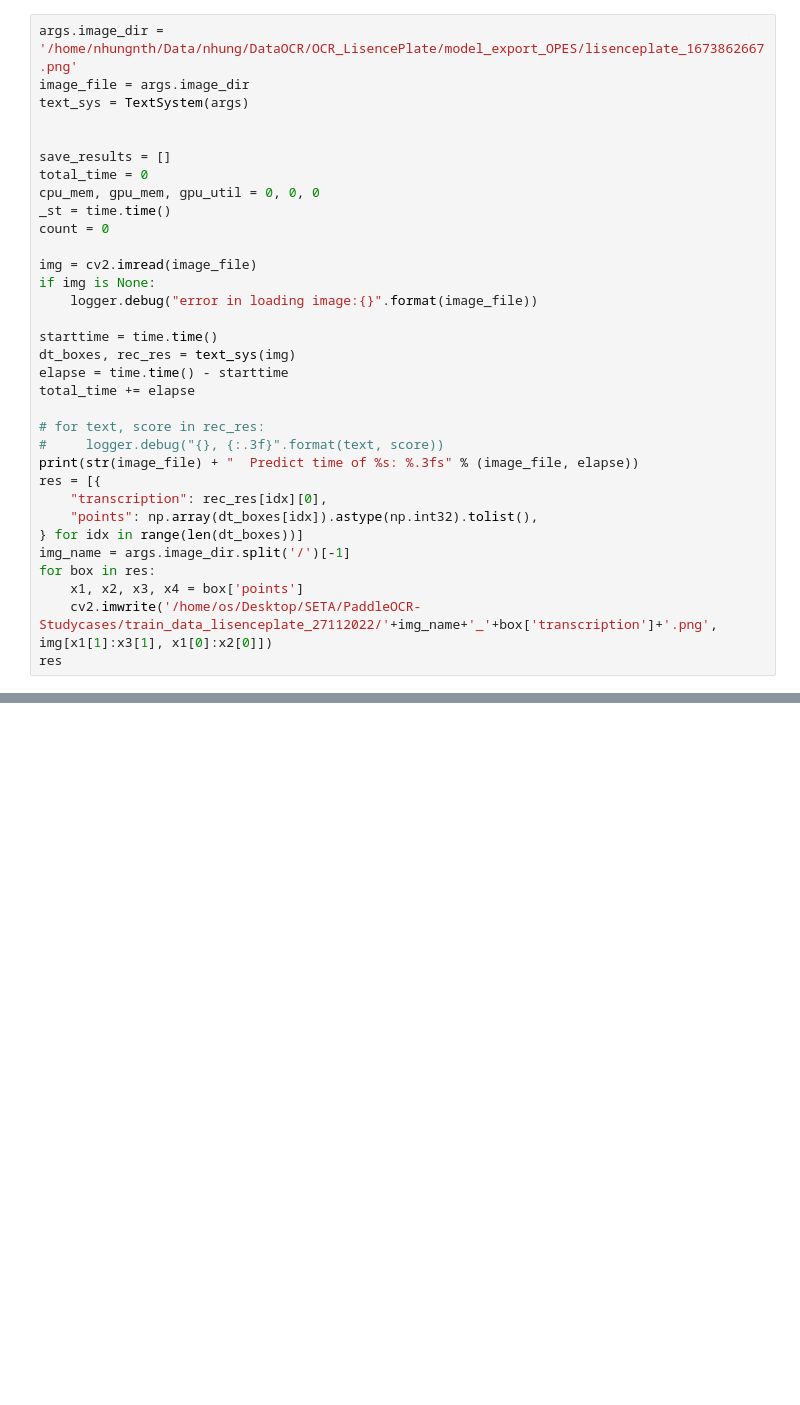
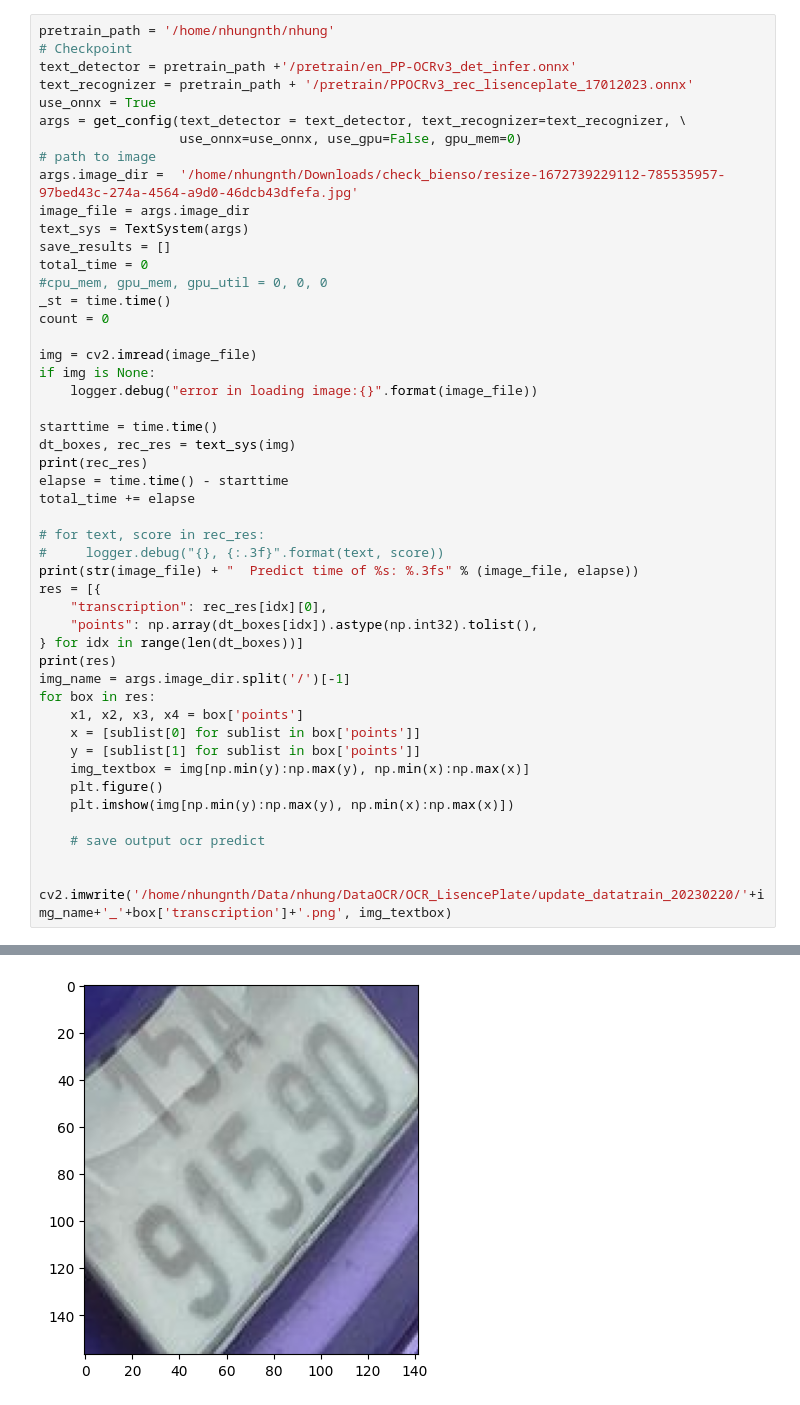
Before and after one commit to nhungnguyen-seta/PaddleOCR-Studycases, a Jupyter notebook: inference_lisenceplate_onnx.ipynb, the cells around one changed output, grey strips where cells are left out. Cells and saved outputs as stored; diff of their text form; blank space fills up the shorter version.

```diff
--- a/inference_lisenceplate_onnx.ipynb
+++ b/inference_lisenceplate_onnx.ipynb
@@ -123,12 +78,18 @@ Error:
 # %%
-args.image_dir = '/home/nhungnth/Data/nhung/DataOCR/OCR_LisencePlate/model_export_OPES/lisenceplate_1673862667.png'
+pretrain_path = '/home/nhungnth/nhung'
+# Checkpoint
+text_detector = pretrain_path +'/pretrain/en_PP-OCRv3_det_infer.onnx'
+text_recognizer = pretrain_path + '/pretrain/PPOCRv3_rec_lisenceplate_17012023.onnx'
+use_onnx = True
+args = get_config(text_detector = text_detector, text_recognizer=text_recognizer, \
+                  use_onnx=use_onnx, use_gpu=False, gpu_mem=0)
+# path to image
+args.image_dir =  '/home/nhungnth/Downloads/check_bienso/resize-1672739229112-785535957-97bed43c-274a-4564-a9d0-46dcb43dfefa.jpg'
 image_file = args.image_dir
 text_sys = TextSystem(args)
-
-
 save_results = []
 total_time = 0
-cpu_mem, gpu_mem, gpu_util = 0, 0, 0
+#cpu_mem, gpu_mem, gpu_util = 0, 0, 0
 _st = time.time()
 count = 0
 
@@ -138,6 +99,7 @@ if img is None:
 
 starttime = time.time()
 dt_boxes, rec_res = text_sys(img)
+print(rec_res)
 elapse = time.time() - starttime
 total_time += elapse
 
@@ -148,9 +110,17 @@ res = [{
     "transcription": rec_res[idx][0],
     "points": np.array(dt_boxes[idx]).astype(np.int32).tolist(),
 } for idx in range(len(dt_boxes))]
+print(res)
 img_name = args.image_dir.split('/')[-1]
 for box in res:
     x1, x2, x3, x4 = box['points']
-    cv2.imwrite('/home/os/Desktop/SETA/PaddleOCR-Studycases/train_data_lisenceplate_27112022/'+img_name+'_'+box['transcription']+'.png', img[x1[1]:x3[1], x1[0]:x2[0]])
-res
+    x = [sublist[0] for sublist in box['points']]
+    y = [sublist[1] for sublist in box['points']]
+    img_textbox = img[np.min(y):np.max(y), np.min(x):np.max(x)]
+    plt.figure()
+    plt.imshow(img[np.min(y):np.max(y), np.min(x):np.max(x)])
+
+    # save output ocr predict
+
+    cv2.imwrite('/home/nhungnth/Data/nhung/DataOCR/OCR_LisencePlate/update_datatrain_20230220/'+img_name+'_'+box['transcription']+'.png', img_textbox)
 # %% [output]
@@ -159,0 +130 @@ res
+[figure, added]
```
Also changed, not shown: parts of 13 cells of this notebook, 2 other files.
